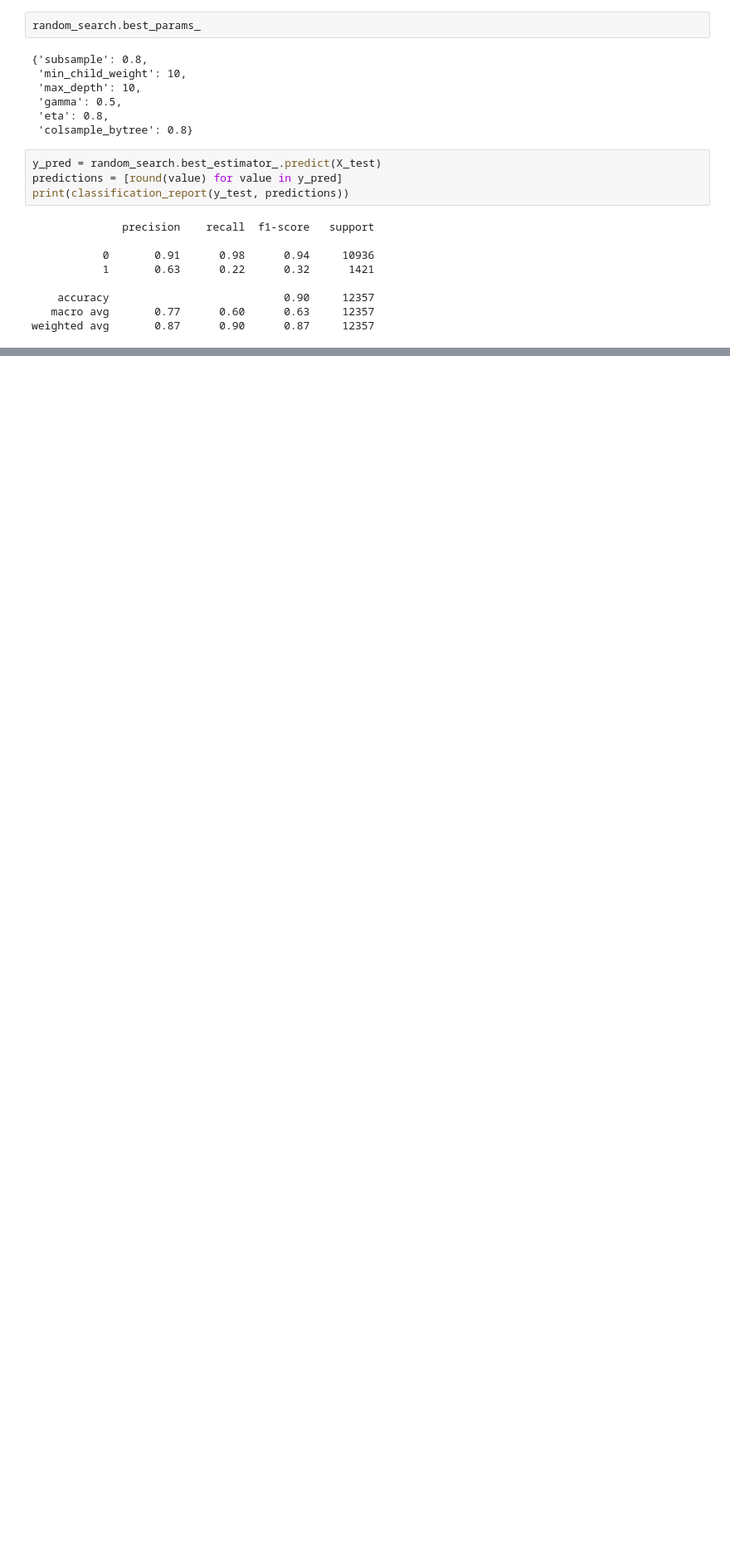
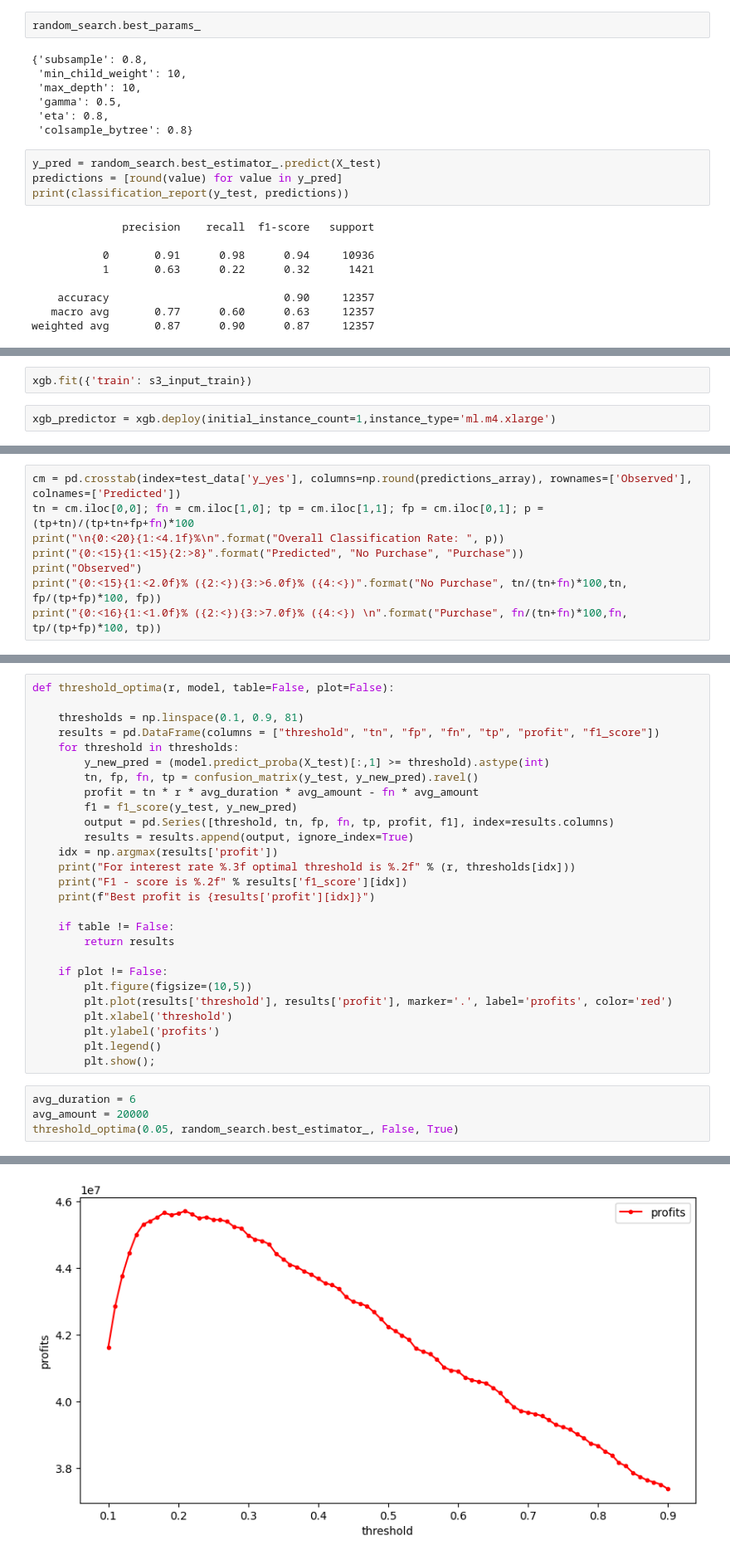
Before and after one commit to kosmobiker/sagemaker_exp, a Jupyter notebook: xgboost.ipynb, the cells around one changed output, grey strips where cells are left out. Shown at 83% size. Drawn from its saved outputs; the diff is of its cells as text; blank space fills up the shorter version.

```diff
--- a/xgboost.ipynb
+++ b/xgboost.ipynb
@@ -249,0 +264,4 @@ plt.show();
+# %%
+xgb.fit({'train': s3_input_train})
+# %%
+xgb_predictor = xgb.deploy(initial_instance_count=1,instance_type='ml.m4.xlarge')
@@ -249,0 +276,8 @@ plt.show();
+# %%
+cm = pd.crosstab(index=test_data['y_yes'], columns=np.round(predictions_array), rownames=['Observed'], colnames=['Predicted'])
+tn = cm.iloc[0,0]; fn = cm.iloc[1,0]; tp = cm.iloc[1,1]; fp = cm.iloc[0,1]; p = (tp+tn)/(tp+tn+fp+fn)*100
+print("\n{0:<20}{1:<4.1f}%\n".format("Overall Classification Rate: ", p))
+print("{0:<15}{1:<15}{2:>8}".format("Predicted", "No Purchase", "Purchase"))
+print("Observed")
+print("{0:<15}{1:<2.0f}% ({2:<}){3:>6.0f}% ({4:<})".format("No Purchase", tn/(tn+fn)*100,tn, fp/(tp+fp)*100, fp))
+print("{0:<16}{1:<1.0f}% ({2:<}){3:>7.0f}% ({4:<}) \n".format("Purchase", fn/(tn+fn)*100,fn, tp/(tp+fp)*100, tp))
@@ -249,0 +296,32 @@ plt.show();
+# %%
+def threshold_optima(r, model, table=False, plot=False):
+
+    thresholds = np.linspace(0.1, 0.9, 81)
+    results = pd.DataFrame(columns = ["threshold", "tn", "fp", "fn", "tp", "profit", "f1_score"])
+    for threshold in thresholds:
+        y_new_pred = (model.predict_proba(X_test)[:,1] >= threshold).astype(int)
+        tn, fp, fn, tp = confusion_matrix(y_test, y_new_pred).ravel()
+        profit = tn * r * avg_duration * avg_amount - fn * avg_amount
+        f1 = f1_score(y_test, y_new_pred)
+        output = pd.Series([threshold, tn, fp, fn, tp, profit, f1], index=results.columns)
+        results = results.append(output, ignore_index=True)
+    idx = np.argmax(results['profit'])
+    print("For interest rate %.3f optimal threshold is %.2f" % (r, thresholds[idx]))
+    print("F1 - score is %.2f" % results['f1_score'][idx])
+    print(f"Best profit is {results['profit'][idx]}")
+
+    if table != False:
+        return results
+
+    if plot != False:
+        plt.figure(figsize=(10,5))
+        plt.plot(results['threshold'], results['profit'], marker='.', label='profits', color='red')
+        plt.xlabel('threshold')
+        plt.ylabel('profits')
+        plt.legend()
+        plt.show();
+# %%
+avg_duration = 6
+avg_amount = 20000
+threshold_optima(0.05, random_search.best_estimator_, False, True)
+# %% [output]
@@ -249,0 +331 @@ plt.show();
+[figure, added]
```
Also changed, not shown: parts of 15 cells of this notebook.
